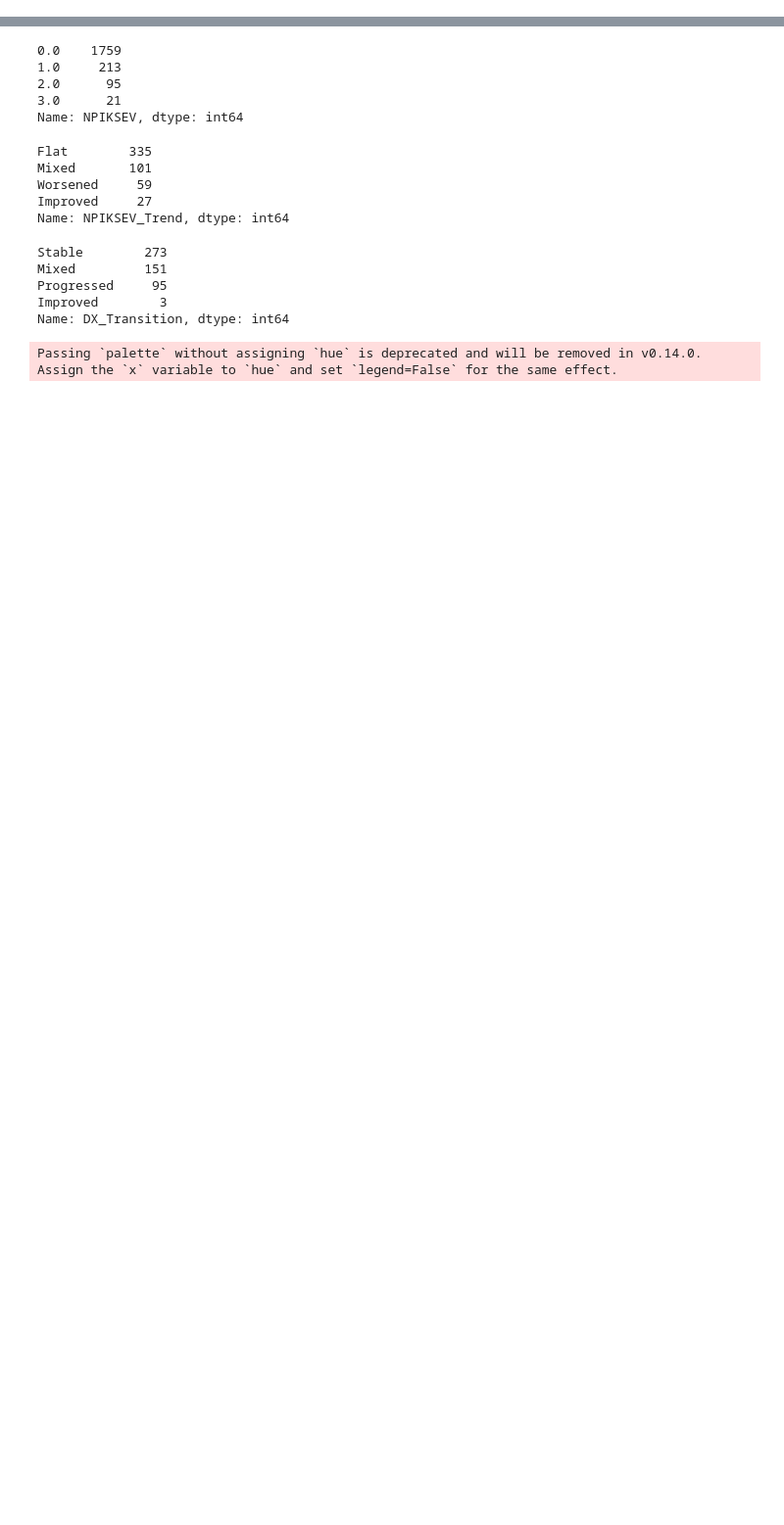
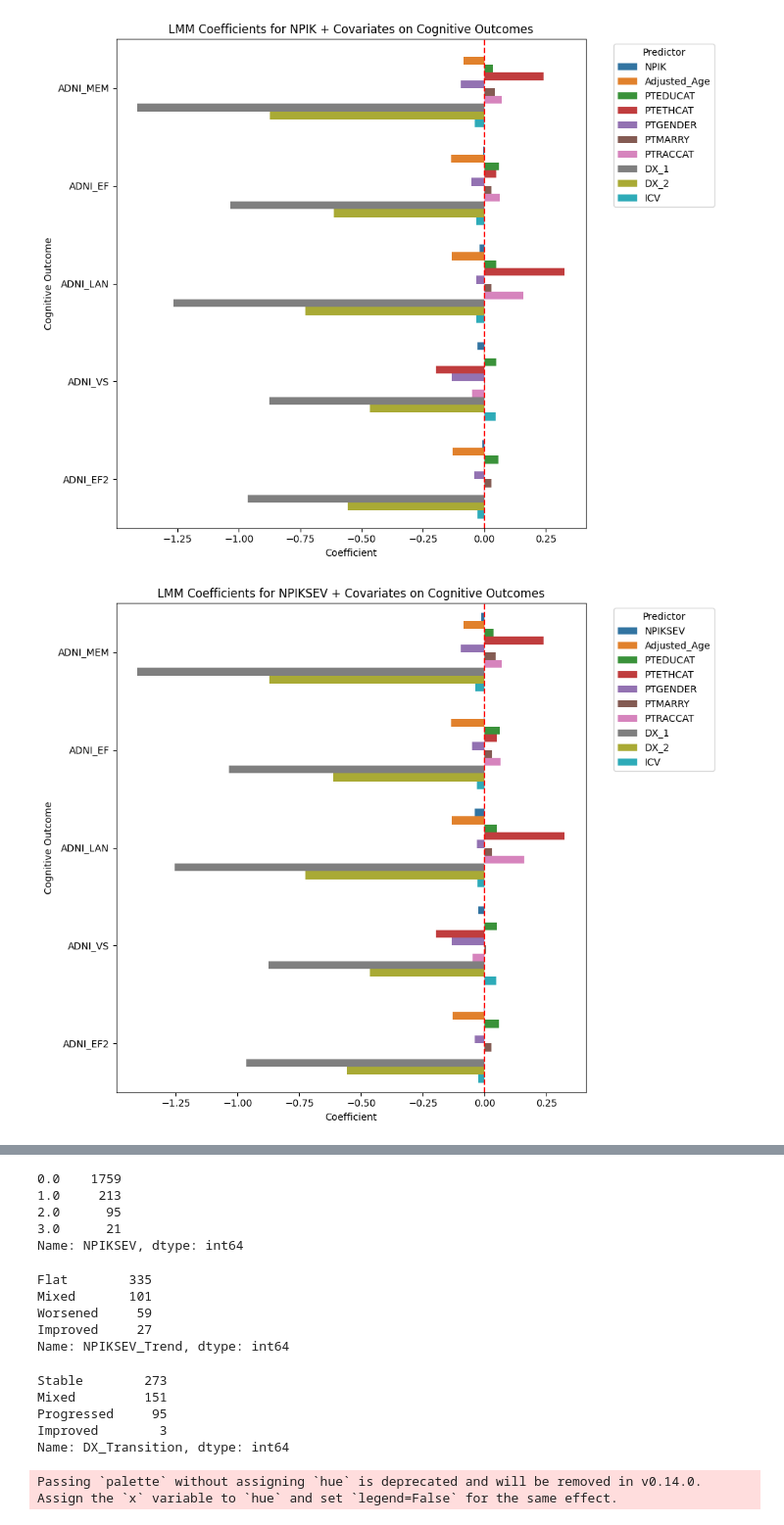
Before and after one commit to Da4kek/AD-Sleep, a Jupyter notebook: modeling-3.ipynb, the cells around one changed output, grey strips where cells are left out. Shown: that part at 98% size. Drawn from its saved outputs; the diff is of its cells as text; code cells hidden in the pictures; blank space fills up the shorter version.

```diff
--- a/modeling-3.ipynb
+++ b/modeling-3.ipynb
@@ -238,0 +170,47 @@ plt.show()
+# %%
+def flatten_lmm_df(nested_df, outcome_type):
+    records = []
+    for sleep_var in nested_df.columns:
+        for entry in nested_df[sleep_var].dropna():
+            if isinstance(entry, dict):
+                record = {
+                    'Outcome': entry.get('Outcome'),
+                    'Feature': entry.get('Feature'),
+                    'Coefficient': entry.get('Coefficient'),
+                    'P-Value': entry.get('P-Value'),
+                    'Sleep_Variable': sleep_var,
+                    'Type': outcome_type
+                }
+                records.append(record)
+    return pd.DataFrame(records)
+
+
+flat_cog = flatten_lmm_df(LMM_results_cognitive_df, 'Cognitive')
+flat_mri = flatten_lmm_df(LMM_results_mri_df, 'MRI')
+# %%
+flat_cog = flat_cog[~flat_cog['Feature'].isin(['Intercept', 'Group Var'])]
+flat_mri = flat_mri[~flat_mri['Feature'].isin(['Intercept', 'Group Var'])]
+# %%
+for sleep_var in flat_cog['Sleep_Variable'].unique():
+    df_plot = flat_cog[flat_cog['Sleep_Variable'] == sleep_var]
+
+    plt.figure(figsize=(10, 8))
+    sns.barplot(
+        data=df_plot,
+        x='Coefficient',
+        y='Outcome',
+        hue='Feature',
+        dodge=True,
+        palette='tab10'
+    )
+
+    plt.axvline(x=0, color='red', linestyle='--')
+    plt.title(
+        f'LMM Coefficients for {sleep_var} + Covariates on Cognitive Outcomes')
+    plt.xlabel('Coefficient')
+    plt.ylabel('Cognitive Outcome')
+    plt.legend(title='Predictor', bbox_to_anchor=(1.05, 1), loc='upper left')
+    plt.tight_layout()
+# %% [output]
+[figure, added]
+[figure, added]
```
Also changed, not shown: parts of 23 cells of this notebook, 24 other files.
